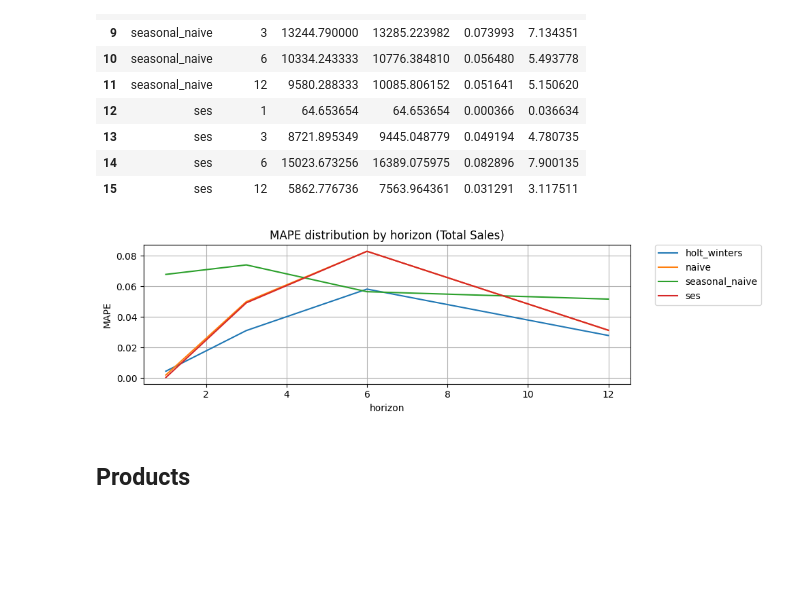
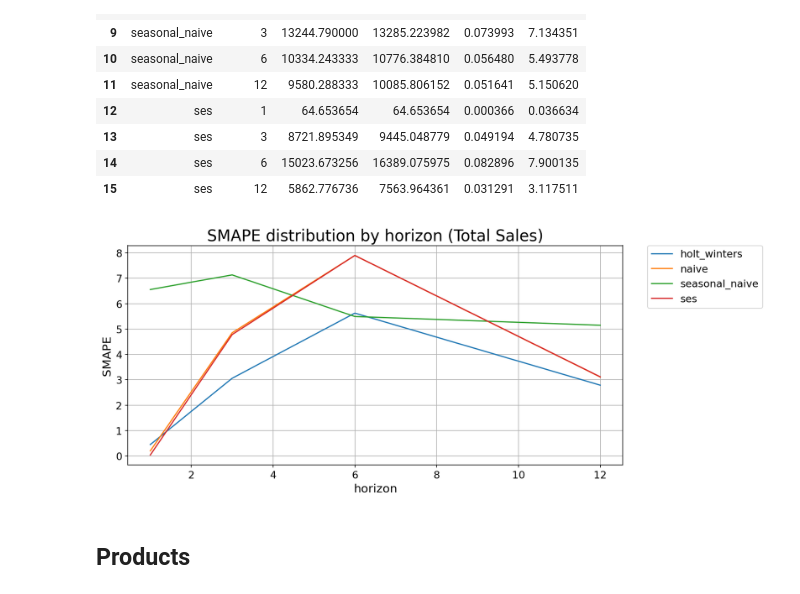
Before and after one commit to BELCHONOK-afk/thesis_TS_Sales_Forecast, a Jupyter notebook: notebooks/baseline.ipynb, the cells around one changed output. Drawn from its saved outputs; the diff is of its cells as text; code cells hidden in the pictures; blank space fills up the shorter version.

```diff
--- a/notebooks/baseline.ipynb
+++ b/notebooks/baseline.ipynb
@@ -74,7 +74,7 @@ def evaluate(y, y_hat):
         "SMAPE": smape(y, y_hat)
     }
 # %%
-data = pd.read_csv('../data/data_4_forecast.csv', index_col = 0)
+data = pd.read_csv('../data/data_4_forecast.csv')
 data['PER_SDESC'] = pd.to_datetime(data['PER_SDESC'])
 data['PER_SDESC'].dt.to_period('M').dt.to_timestamp()
 data.head(10)
@@ -104,15 +104,14 @@ df_selected = df_selected.rename(columns={
     'NT_CWD': 'value'
 })
 
-# приводим дату к строке (если это datetime)
 df_selected['date'] = pd.to_datetime(df_selected['date']).dt.strftime('%Y-%m-%d')
 
 # собираем список словарей
-data = df_selected.to_dict(orient='records')
+data_out = df_selected.to_dict(orient='records')
 
 # финальный JSON
 result = {
-    "data": data
+    "data": data_out
 }
 
 # сохранить в файл
@@ -241,17 +240,27 @@ summary_total
 | 14 | ses | 6 | 15023.673256 | 16389.075975 | 0.082896 | 7.900135 |
 | 15 | ses | 12 | 5862.776736 | 7563.964361 | 0.031291 | 3.117511 |
 # %%
-plt.figure(figsize=(10,3))
-sns.lineplot(summary_total, x = 'horizon', y = 'MAPE', hue='model')
-title = 'MAPE distribution by horizon (Total Sales)'
+plt.style.use('default')
+plt.rcParams.update({
+    "figure.figsize": (12, 5),
+    "axes.titlesize": 20,
+    "axes.labelsize": 15,
+    "xtick.labelsize": 13,
+    "ytick.labelsize": 13,
+    "legend.fontsize": 13,
+    "figure.dpi": 150
+})
+plt.figure(figsize=(12,5))
+sns.lineplot(summary_total, x = 'horizon', y = 'SMAPE', hue='model')
+title = 'SMAPE distribution by horizon (Total Sales)'
 plt.title(title)
 plt.grid()
 plt.legend(bbox_to_anchor=(1.05, 1), loc='upper left', borderaxespad=0)
 plt.tight_layout()
-plt.savefig('plots/'+title+'.png')
+plt.savefig('../plots/'+title+'.png')
 plt.show()
 # %% [output]
-[figure, old version]
+[figure, new version]
 # %% [markdown]
 ## Products
 # %%
```
Also changed, not shown: parts of 5 cells of this notebook, 16 other files.
